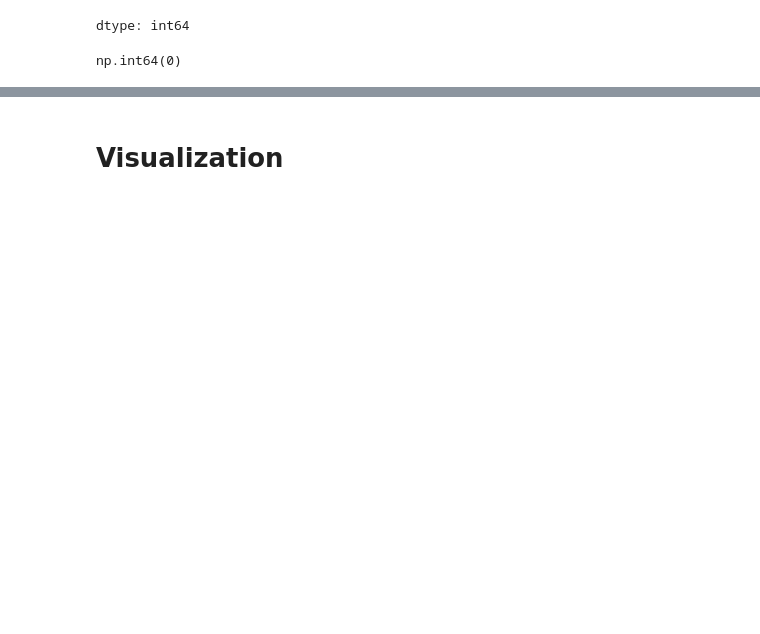
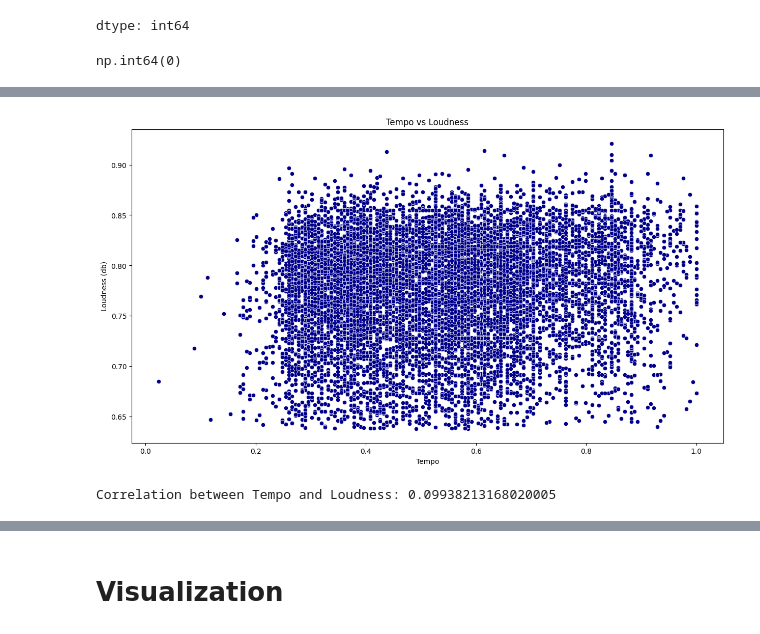
Before and after one commit to Nikhil5566/EDA-Prostate-cancer-dataset-, a Jupyter notebook: Spotify_Dataset.ipynb, the cells around one changed output, grey strips where cells are left out. Cells and saved outputs as stored; diff of their text form; code cells hidden in the pictures; blank space fills up the shorter version.

```diff
--- a/Spotify_Dataset.ipynb
+++ b/Spotify_Dataset.ipynb
@@ -145,0 +230,17 @@ np.int64(0)
+# %%
+# Analyzing 'Tempo' vs. 'Loudness'
+
+# Scatter plot
+plt.figure(figsize=(15, 8))
+sns.scatterplot(x='Tempo', y='Loudness (db)', data=df, color='darkblue')
+plt.title('Tempo vs Loudness')
+plt.xlabel('Tempo')
+plt.ylabel('Loudness (db)')
+plt.show()
+
+# Correlation coefficient
+correlation = df['Tempo'].corr(df['Loudness (db)'])
+print(f"Correlation between Tempo and Loudness: {correlation}")
+# %% [output]
+[figure, added]
+Correlation between Tempo and Loudness: 0.09938213168020005
```
Also changed, not shown: parts of 15 cells of this notebook.
